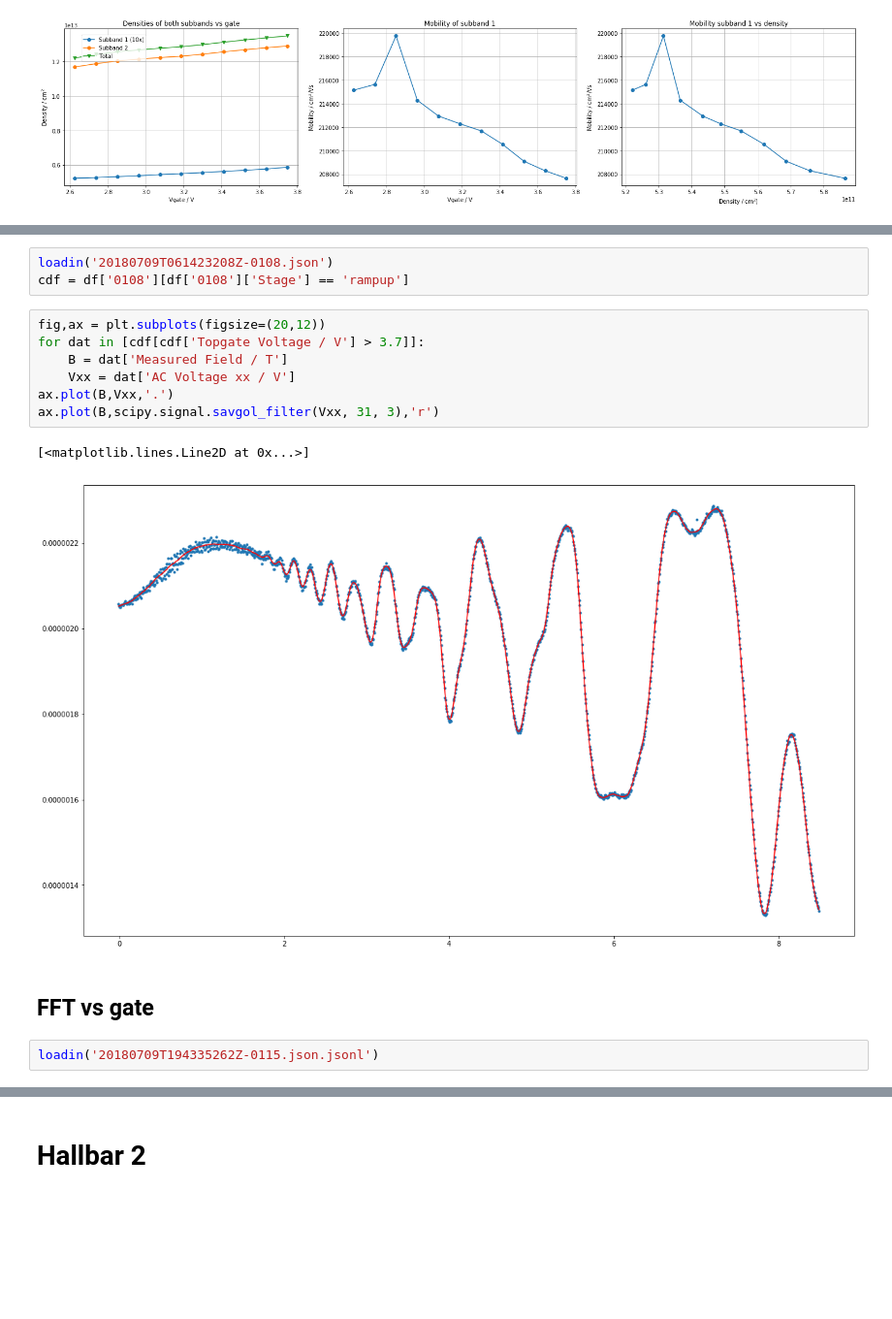
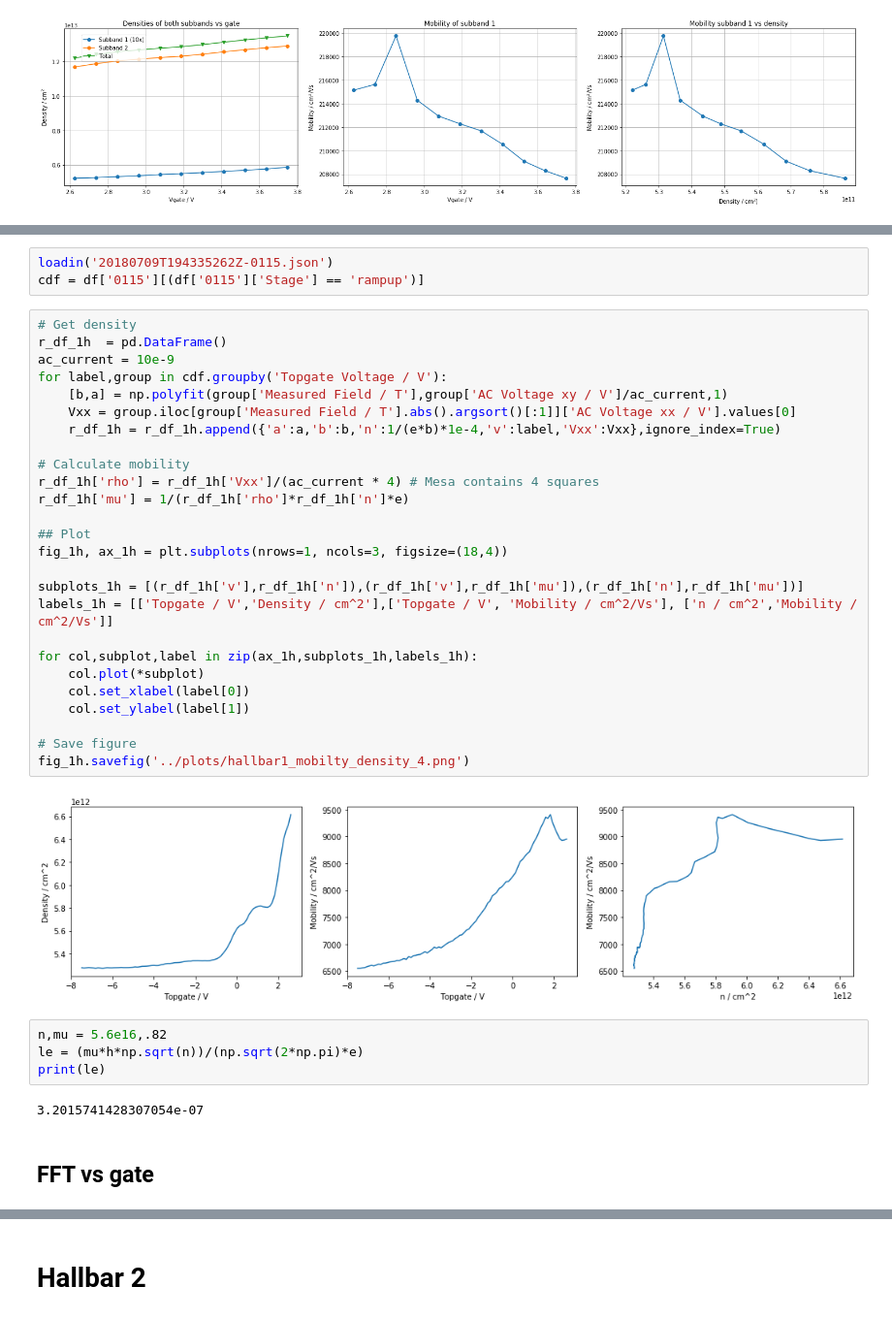
Before and after one commit to danielbouman/2deg, a Jupyter notebook: JSL49_01_qh_analysis.ipynb, the cells around one changed output, grey strips where cells are left out. Shown at 97% size. Cells and saved outputs as stored; diff of their text form; blank space fills up the shorter version.

```diff
--- a/JSL49_01_qh_analysis.ipynb
+++ b/JSL49_01_qh_analysis.ipynb
@@ -571,18 +579,40 @@ Total density is 3.43e+12 cm^-2
 # %%
-loadin('20180709T061423208Z-0108.json')
-cdf = df['0108'][df['0108']['Stage'] == 'rampup']
+loadin('20180709T194335262Z-0115.json')
+cdf = df['0115'][(df['0115']['Stage'] == 'rampup')]
-# %%
-fig,ax = plt.subplots(figsize=(20,12))
-for dat in [cdf[cdf['Topgate Voltage / V'] > 3.7]]:
-    B = dat['Measured Field / T']
-    Vxx = dat['AC Voltage xx / V']
-ax.plot(B,Vxx,'.')
-ax.plot(B,scipy.signal.savgol_filter(Vxx, 31, 3),'r')
-# %% [output]
-[<matplotlib.lines.Line2D at 0x...>]
-[figure, removed]
+# %%
+# Get density
+r_df_1h  = pd.DataFrame()
+ac_current = 10e-9
+for label,group in cdf.groupby('Topgate Voltage / V'):
+    [b,a] = np.polyfit(group['Measured Field / T'],group['AC Voltage xy / V']/ac_current,1)
+    Vxx = group.iloc[group['Measured Field / T'].abs().argsort()[:1]]['AC Voltage xx / V'].values[0]
+    r_df_1h = r_df_1h.append({'a':a,'b':b,'n':1/(e*b)*1e-4,'v':label,'Vxx':Vxx},ignore_index=True)
+
+# Calculate mobility
+r_df_1h['rho'] = r_df_1h['Vxx']/(ac_current * 4) # Mesa contains 4 squares
+r_df_1h['mu'] = 1/(r_df_1h['rho']*r_df_1h['n']*e)
+
+## Plot
+fig_1h, ax_1h = plt.subplots(nrows=1, ncols=3, figsize=(18,4))
+
+subplots_1h = [(r_df_1h['v'],r_df_1h['n']),(r_df_1h['v'],r_df_1h['mu']),(r_df_1h['n'],r_df_1h['mu'])]
+labels_1h = [['Topgate / V','Density / cm^2'],['Topgate / V', 'Mobility / cm^2/Vs'], ['n / cm^2','Mobility / cm^2/Vs']]
+
+for col,subplot,label in zip(ax_1h,subplots_1h,labels_1h):
+    col.plot(*subplot)
+    col.set_xlabel(label[0])
+    col.set_ylabel(label[1])
+
+# Save figure
+fig_1h.savefig('../plots/hallbar1_mobilty_density_4.png')
+# %% [output]
+[figure, added]
+# %%
+n,mu = 5.6e16,.82
+le = (mu*h*np.sqrt(n))/(np.sqrt(2*np.pi)*e)
+print(le)
+# %% [output]
+3.2015741428307054e-07
 # %% [markdown]
 ## FFT vs gate
-# %%
-loadin('20180709T194335262Z-0115.json.jsonl')
 # %%
```
Also changed, not shown: parts of 30 cells of this notebook, 1 other file.
